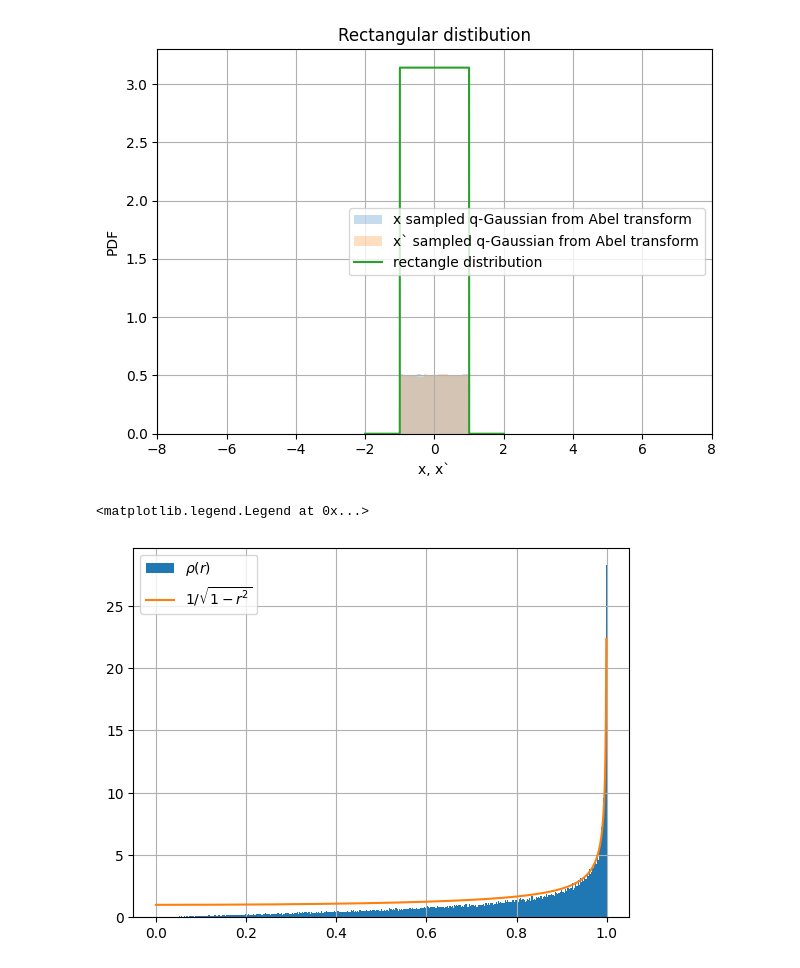
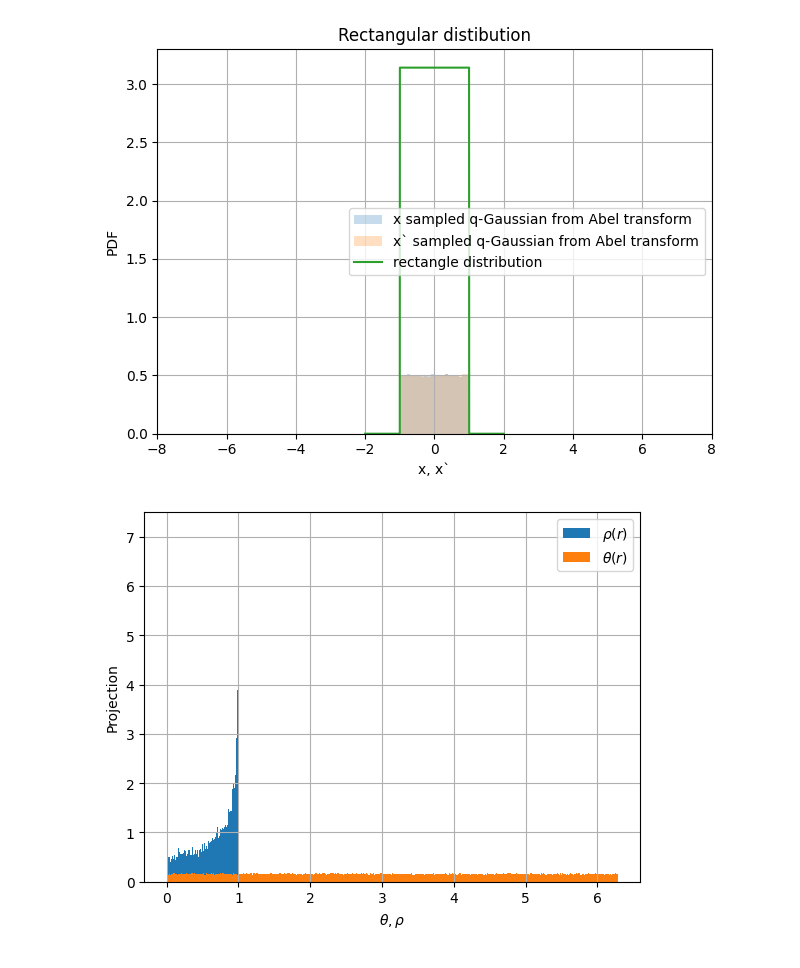
Before and after one commit to ElleanorLamb/xsuite_functions, a Jupyter notebook: Examples/rectangular_distribution.ipynb, the cells around one changed output. Drawn from its saved outputs; the diff is of its cells as text; code cells hidden in the pictures.

```diff
--- a/Examples/rectangular_distribution.ipynb
+++ b/Examples/rectangular_distribution.ipynb
@@ -84,12 +84,17 @@ plt.tight_layout()
 # %% [output]
 [figure]
 # %%
-plt.hist(r_hist, bins=400, density=True, label='$\\rho(r)$');
-rp = np.linspace(0,1,1000)
-func_r = 1/np.sqrt(1-rp**2)
-plt.plot(rp,func_r, label='$1/\\sqrt{1-r^2}$')
+plt.hist(r_hist*r_hist, bins=400, density=True, label='$\\rho(r)$');
+plt.hist(theta_hist, bins=400, density=True, label='$\\theta(r)$');
+
+#rp = np.linspace(0,1,1000)
+#unc_r = 1/np.sqrt(1-rp**2)
+#plt.plot(rp,func_r, label='$1/\\sqrt{1-r^2}$')
 plt.grid()
 plt.legend()
+plt.xlabel('$\\theta, \\rho$')
+plt.ylabel('Projection')
+plt.ylim([0,7.5])
+plt.savefig('presentation_plots/theta_rho_update_rect.png', dpi=400)
 # %% [output]
-<matplotlib.legend.Legend at 0x...>
-[figure, old version]
+[figure, new version]
```
Also changed, not shown: 7 other files.
